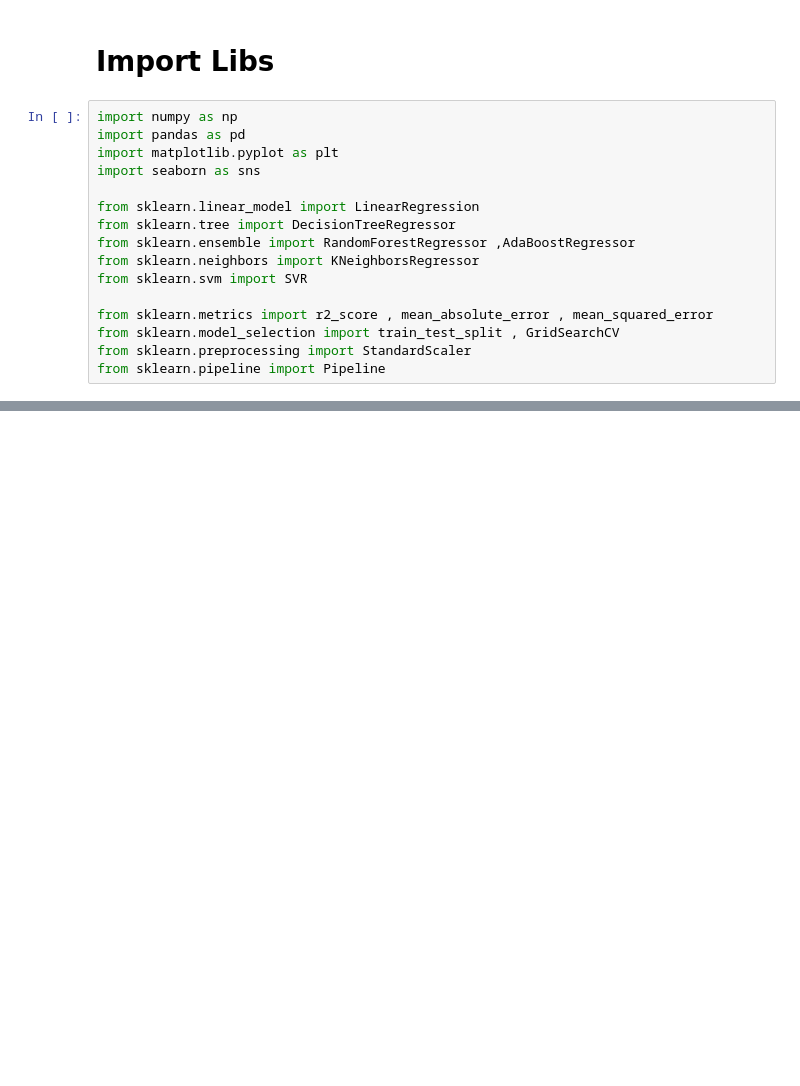
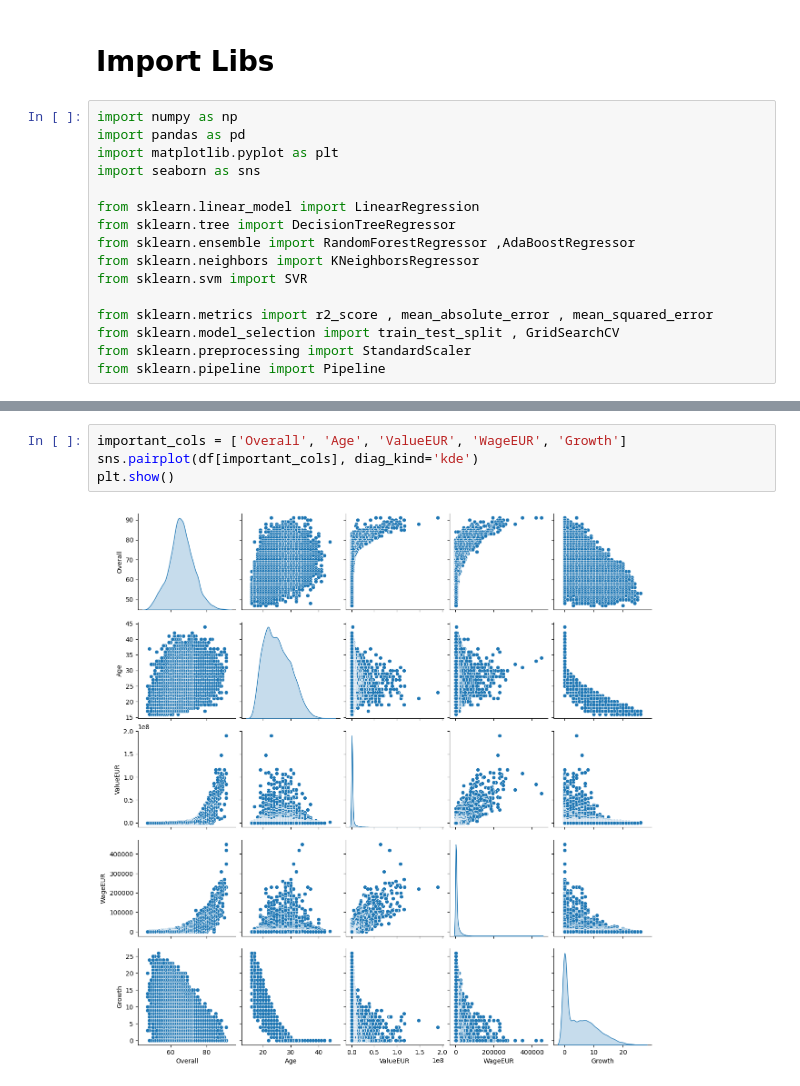
Before and after one commit to burakltnds/fifa23_futbolcu_piyasa_deger_tahmini, a Jupyter notebook: futbolcu_piyasa_deger_tahmini.ipynb, the cells around one changed output, grey strips where cells are left out. Cells and saved outputs as stored; diff of their text form; blank space fills up the shorter version.

```diff
--- a/futbolcu_piyasa_deger_tahmini.ipynb
+++ b/futbolcu_piyasa_deger_tahmini.ipynb
@@ -18,0 +161,6 @@ from sklearn.pipeline import Pipeline
+# %%
+important_cols = ['Overall', 'Age', 'ValueEUR', 'WageEUR', 'Growth']
+sns.pairplot(df[important_cols], diag_kind='kde')
+plt.show()
+# %% [output]
+[figure, added]
```
Also changed, not shown: parts of 21 cells of this notebook.
